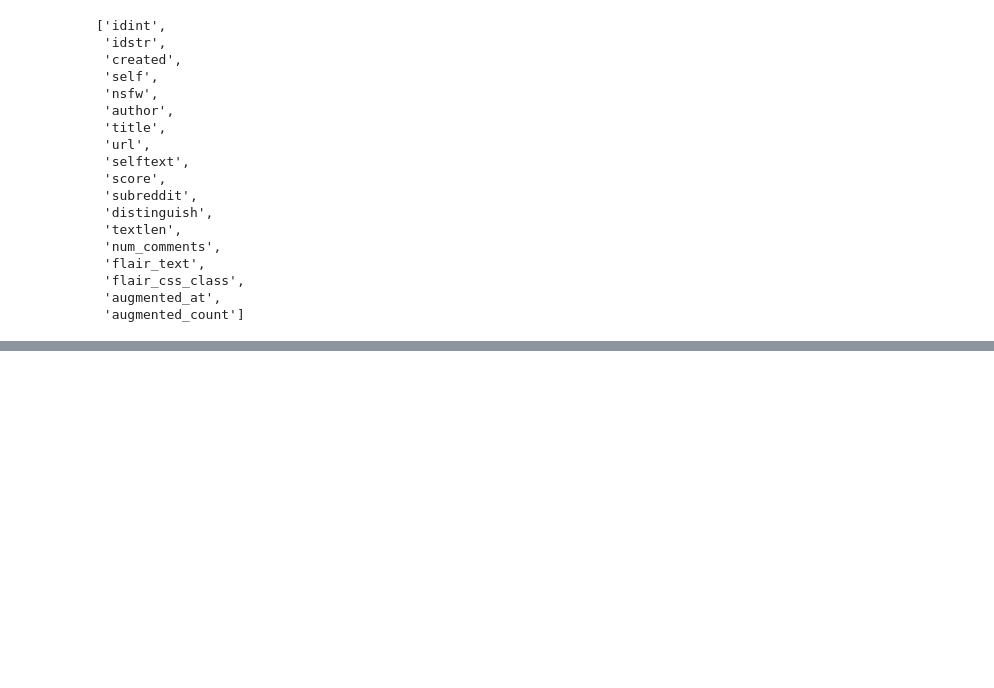
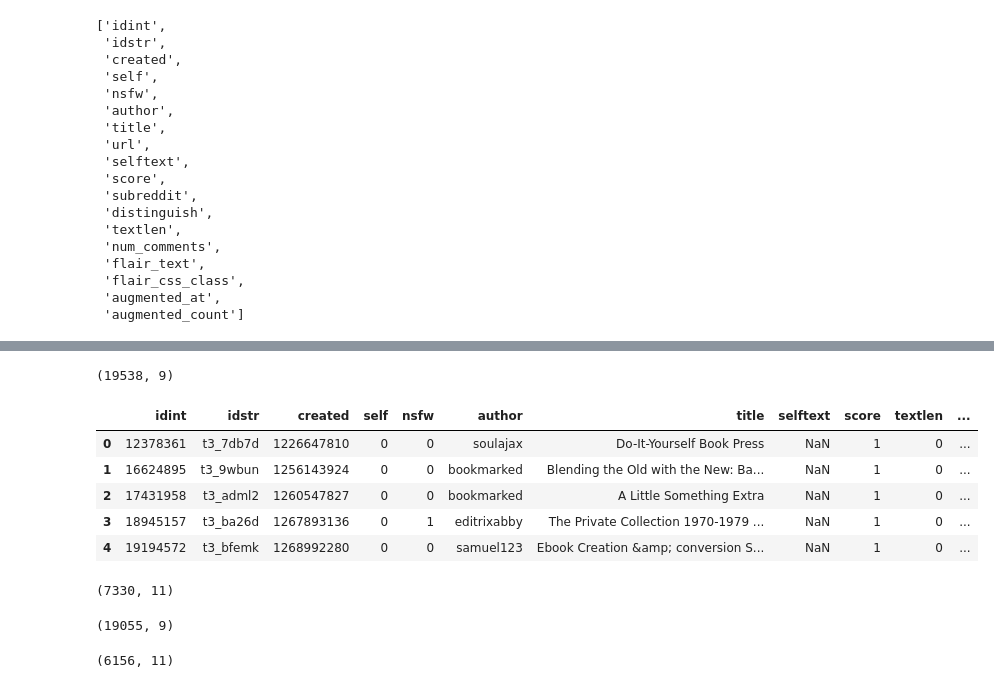
Before and after one commit to meiqingli/dssj_summer2022, a Jupyter notebook: dssj_publishing.ipynb, the cells around one changed output, grey strips where cells are left out. Drawn from its saved outputs; the diff is of its cells as text; code cells hidden in the pictures; blank space fills up the shorter version.

```diff
--- a/dssj_publishing.ipynb
+++ b/dssj_publishing.ipynb
@@ -83,0 +89,2 @@ list(df_posts)
+# %%
+df_posts_short = df_posts.drop(['subreddit', 'url', 'distinguish', 'flair_text', 'flair_css_class', 'augmented_at', 'augmented_count'], axis=1)
@@ -83,0 +101,17 @@ list(df_posts)
+# %%
+df_comments_short.shape
+# %% [output]
+(19538, 9)
+# %%
+df_posts_short.head()
+# %% [output]
+|  | idint | idstr | created | self | nsfw | author | title | selftext | score | textlen | ... |
+| 0 | 12378361 | t3_7db7d | 1226647810 | 0 | 0 | soulajax | Do-It-Yourself Book Press | NaN | 1 | 0 | ... |
+| 1 | 16624895 | t3_9wbun | 1256143924 | 0 | 0 | bookmarked | Blending the Old with the New: Ba... | NaN | 1 | 0 | ... |
+| 2 | 17431958 | t3_adml2 | 1260547827 | 0 | 0 | bookmarked | A Little Something Extra | NaN | 1 | 0 | ... |
+| 3 | 18945157 | t3_ba26d | 1267893136 | 0 | 1 | editrixabby | The Private Collection 1970-1979 ... | NaN | 1 | 0 | ... |
+| 4 | 19194572 | t3_bfemk | 1268992280 | 0 | 0 | samuel123 | Ebook Creation &amp; conversion S... | NaN | 1 | 0 | ... |
+# %%
+df_posts_short.shape
+# %% [output]
+(7330, 11)
@@ -83,0 +122,10 @@ list(df_posts)
+# %%
+df_comments_noBlanks.shape
+# Shows that 483 rows were removed
+# %% [output]
+(19055, 9)
+# %%
+df_posts_noBlanks.shape
+# Shows that 1,174 rows were removed
+# %% [output]
+(6156, 11)
```
Also changed, not shown: parts of 14 cells of this notebook.
